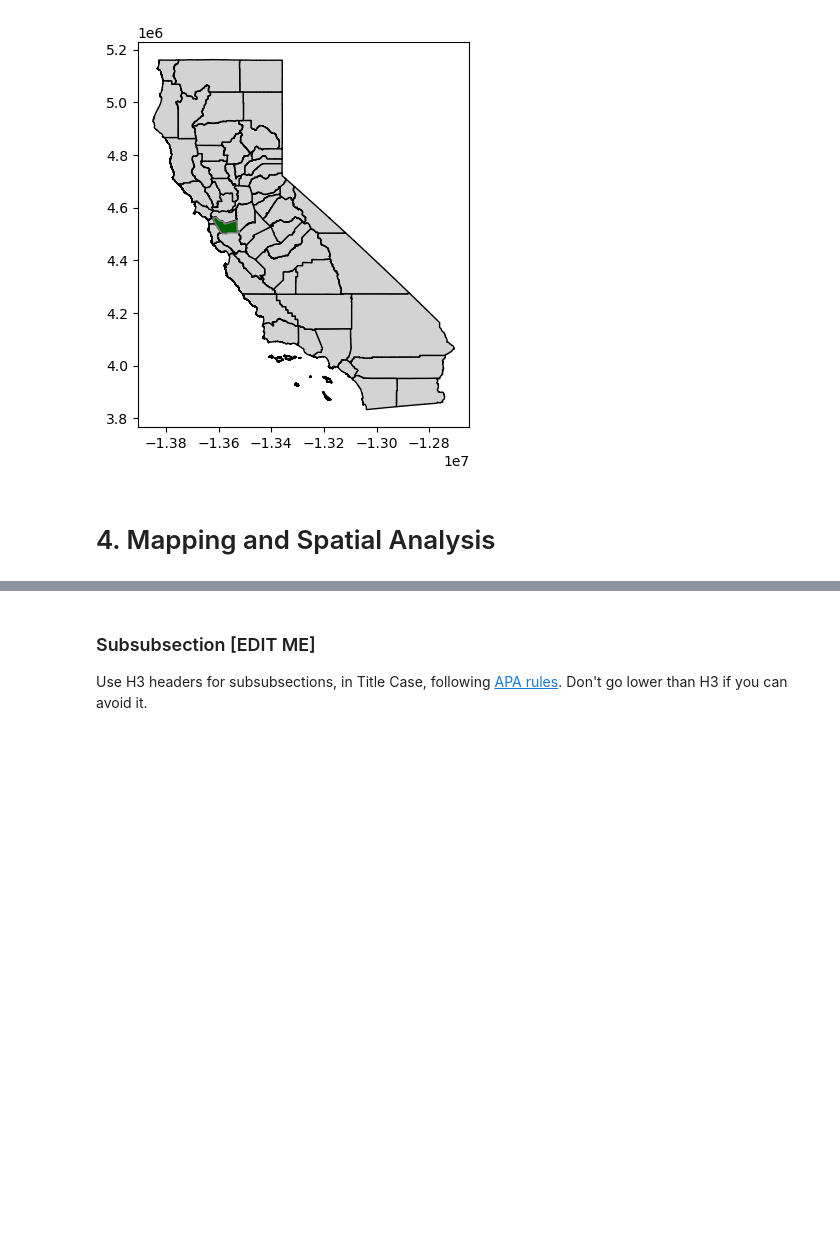
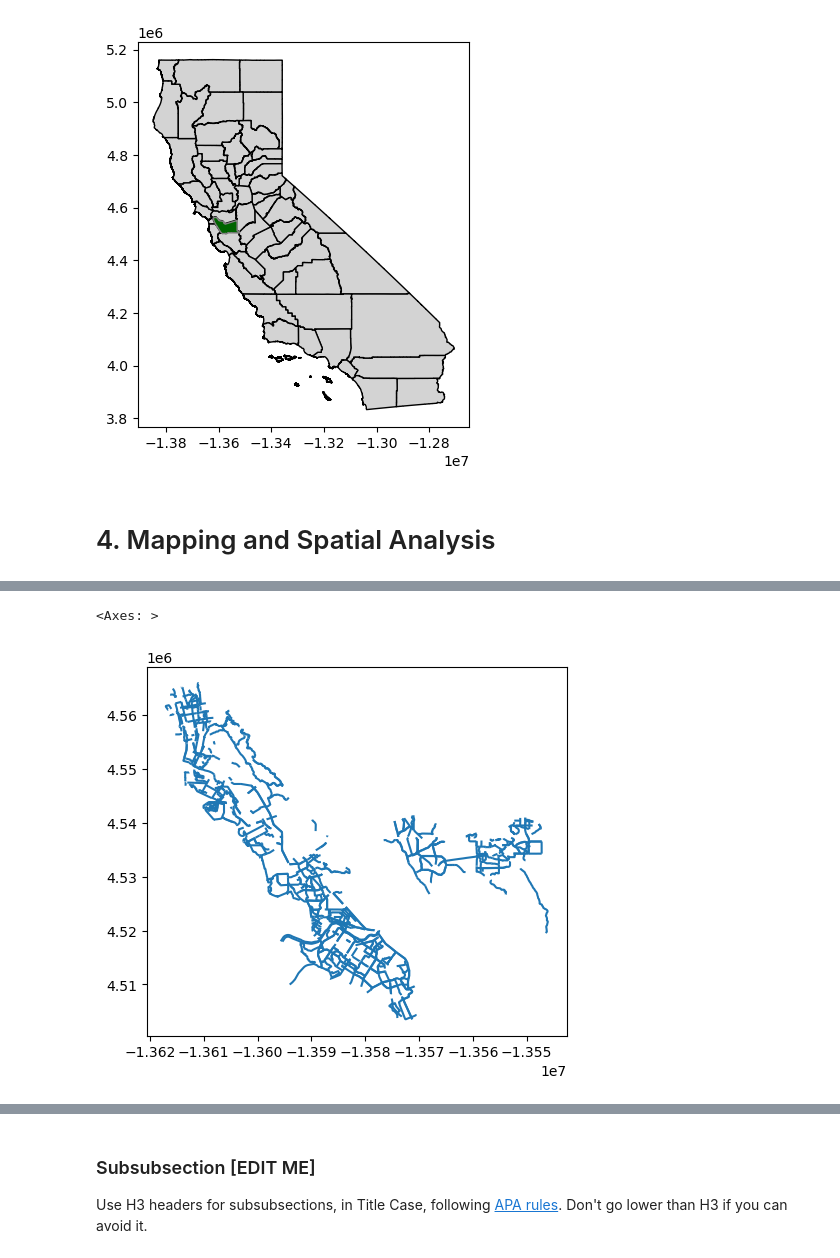
Before and after one commit to dlab-berkeley/Python-Geospatial-Fundamentals, a Jupyter notebook: lessons/1_Spatial_Dataframes.ipynb, the cells around one changed output, grey strips where cells are left out. Drawn from its saved outputs; the diff is of its cells as text; code cells hidden in the pictures; blank space fills up the shorter version.

```diff
--- a/lessons/1_Spatial_Dataframes.ipynb
+++ b/lessons/1_Spatial_Dataframes.ipynb
@@ -445,0 +414,11 @@ ModuleNotFoundError: No module named 'some_package'
+# %%
+# clip bike data to Alameda County
+from shapely.geometry import box
+
+bike_facilities_map = bike_facilities.to_crs("epsg:3857")
+bike_facilities_alameda = bike_facilities_map.clip(alameda_county)
+
+bike_facilities_alameda.plot()
+# %% [output]
+<Axes: >
+[figure, added]
```
Also changed, not shown: parts of 11 cells of this notebook, 1 other file.
